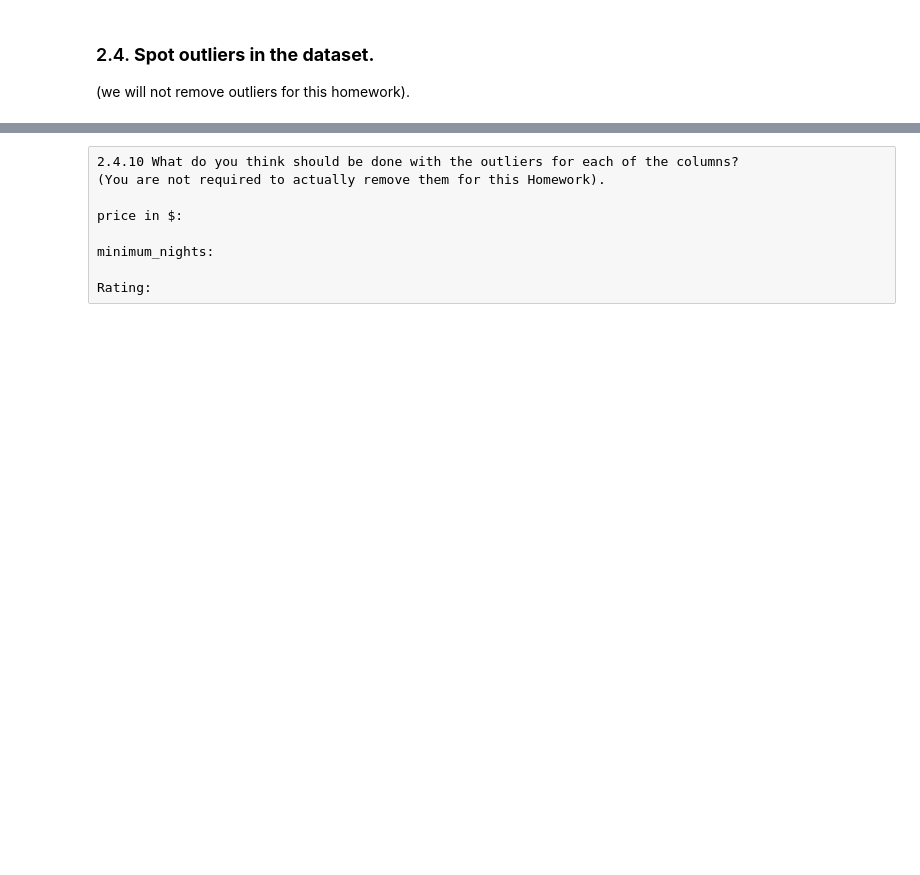
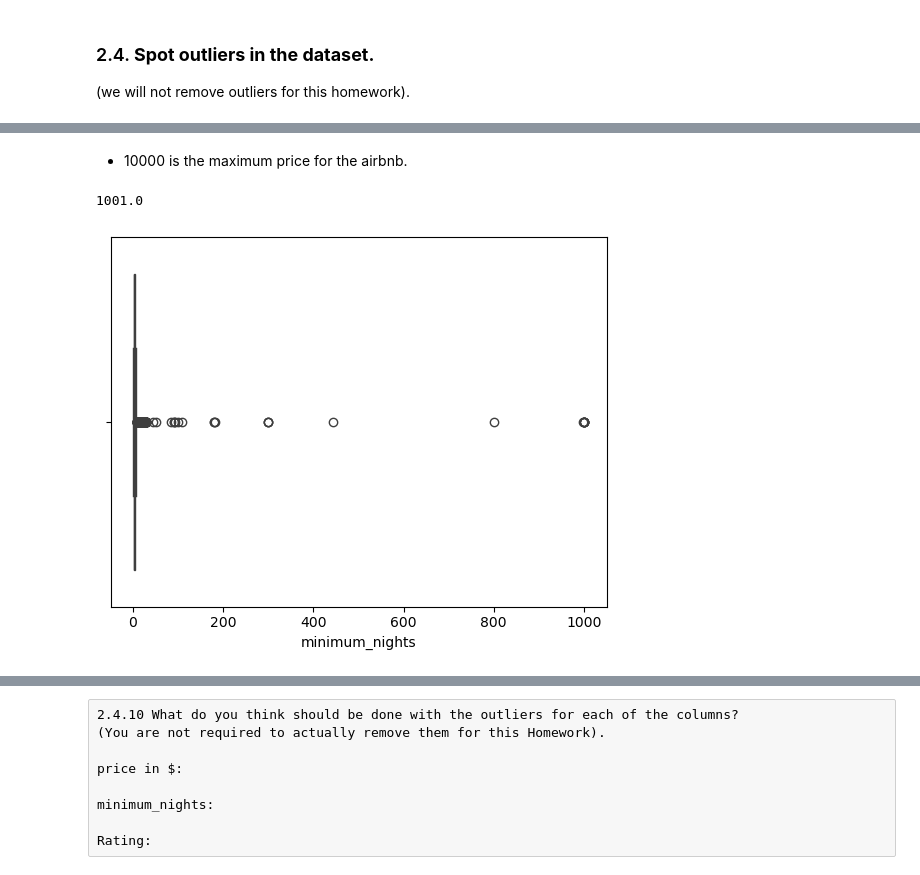
Before and after one commit to buddhathapa12/PrespectiveOnDataScience, a Jupyter notebook: airbnbDataAnalysis/E923Q669_CS746_HW1_EDA.ipynb, the cells around one changed output, grey strips where cells are left out. Drawn from its saved outputs; the diff is of its cells as text; code cells hidden in the pictures; blank space fills up the shorter version.

```diff
--- a/airbnbDataAnalysis/E923Q669_CS746_HW1_EDA.ipynb
+++ b/airbnbDataAnalysis/E923Q669_CS746_HW1_EDA.ipynb
@@ -345,4 +415,12 @@ dtype: int64
+# %% [markdown]
+- 10000 is the maximum price for the airbnb.
 # %%
 # 2.4.3 Show a boxplot for minimum_nights
+print(df["minimum_nights"].max())
+sns.boxplot(data= df2, x= "minimum_nights")
+plt.show()
+# %% [output]
+1001.0
+[figure, added]
 # %%
 # 2.4.4 Show a boxplot for Rating
```
Also changed, not shown: parts of 18 cells of this notebook.
